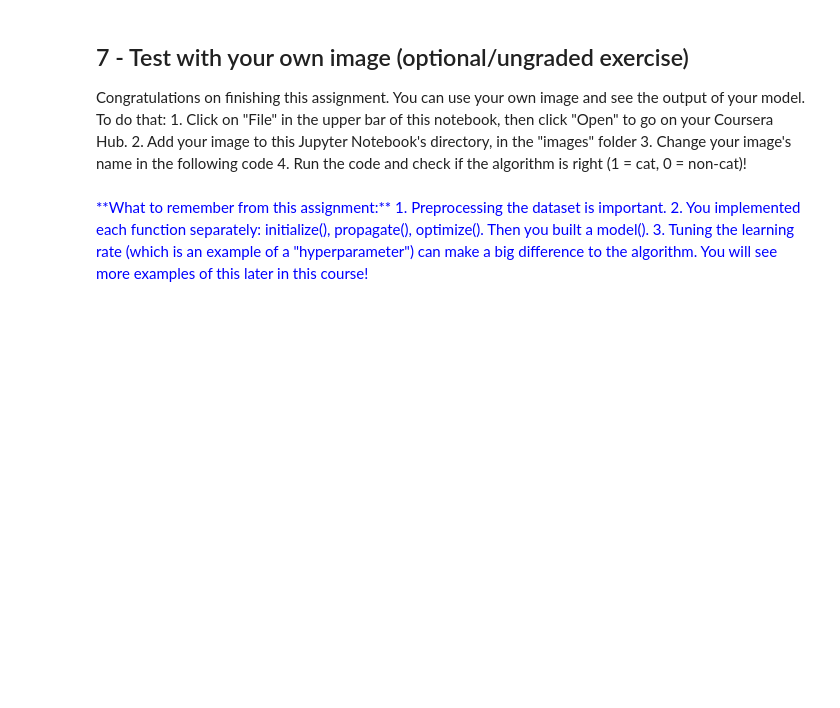
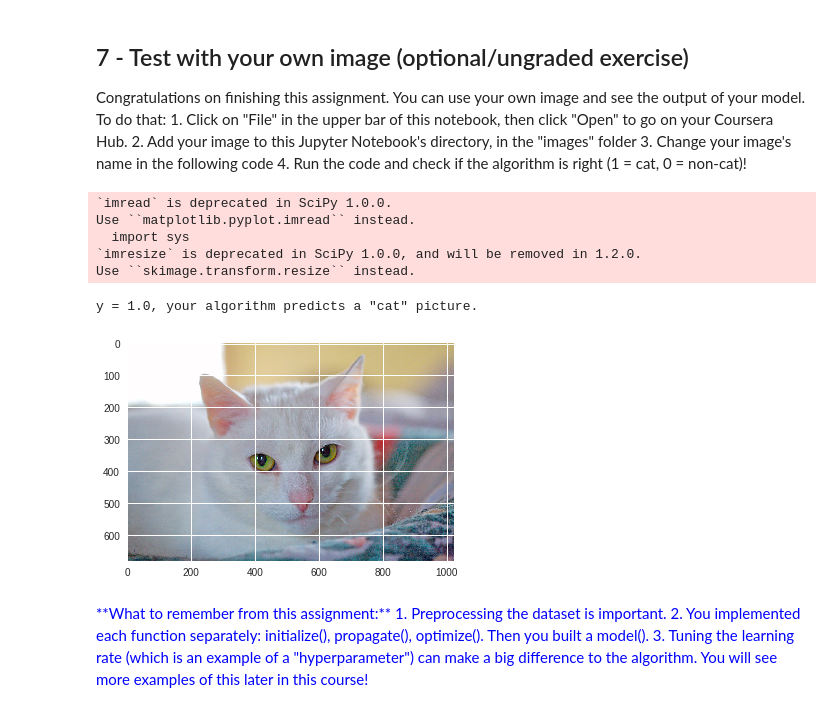
Before and after one commit to classofai/Coursera-Deep-Learning, a Jupyter notebook: Course -1 Neural Networks and Deep Learning/Week 2/Logistic Regression as a Neural Network/Logistic Regression with a Neural Network mindset v4.ipynb, the cells around one changed output. Saved outputs shown, nothing was run; the diff lists cells and outputs as text; code cells hidden in the pictures; blank space fills up the shorter version.

```diff
--- a/Course -1 Neural Networks and Deep Learning/Week 2/Logistic Regression as a Neural Network/Logistic Regression with a Neural Network mindset v4.ipynb
+++ b/Course -1 Neural Networks and Deep Learning/Week 2/Logistic Regression as a Neural Network/Logistic Regression with a Neural Network mindset v4.ipynb
@@ -383,14 +405,18 @@ def propagate(w, b, X, Y):
 
     # FORWARD PROPAGATION (FROM X TO COST)
     ### START CODE HERE ### (≈ 2 lines of code)
-    A = None                                    # compute activation
-    cost = None                                 # compute cost
+    #print(w.shape)
+    #print(X.shape)
+    A = sigmoid(np.dot(w.T, X) + b)             # compute activation
+    cost = (-1/m)*np.sum(Y*np.log(A) + (1 - Y)*np.log(1 - A))              # compute cost
     ### END CODE HERE ###
 
     # BACKWARD PROPAGATION (TO FIND GRAD)
     ### START CODE HERE ### (≈ 2 lines of code)
-    dw = None
-    db = None
+    #print(X.shape)
+    #print(((A-Y).T).shape)
+    dw = (1 / m) * np.dot(X, (A-Y).T)
+    db = (1 / m) * np.sum(A - Y)
     ### END CODE HERE ###
 
     assert(dw.shape == w.shape)
@@ -468,7 +499,7 @@ def optimize(w, b, X, Y, num_iterations, learning_rate, print_cost = False):
 
         # Cost and gradient calculation (≈ 1-4 lines of code)
         ### START CODE HERE ###
-        grads, cost = None
+        grads, cost = propagate(w, b, X, Y)
         ### END CODE HERE ###
 
         # Retrieve derivatives from grads
@@ -477,8 +508,8 @@ def optimize(w, b, X, Y, num_iterations, learning_rate, print_cost = False):
 
         # update rule (≈ 2 lines of code)
         ### START CODE HERE ###
-        w = None
-        b = None
+        w = w - learning_rate * dw
+        b = b - learning_rate * db
         ### END CODE HERE ###
 
         # Record the costs
@@ -556,14 +594,14 @@ def predict(w, b, X):
 
     # Compute vector "A" predicting the probabilities of a cat being present in the picture
     ### START CODE HERE ### (≈ 1 line of code)
-    A = None
+    A = sigmoid(np.dot(w.T, X) + b)
     ### END CODE HERE ###
 
     for i in range(A.shape[1]):
 
         # Convert probabilities A[0,i] to actual predictions p[0,i]
         ### START CODE HERE ### (≈ 4 lines of code)
-        pass
+        Y_prediction[0, i] = 1 if A[0, i] > 0.5 else 0
         ### END CODE HERE ###
 
     assert(Y_prediction.shape == (1, m))
@@ -629,18 +669,18 @@ def model(X_train, Y_train, X_test, Y_test, num_iterations = 2000, learning_rate
     ### START CODE HERE ###
 
     # initialize parameters with zeros (≈ 1 line of code)
-    w, b = None
-
+    w, b = initialize_with_zeros(X_train.shape[0])
+    print(X_train.shape[0])
     # Gradient descent (≈ 1 line of code)
-    parameters, grads, costs = None
+    parameters, grads, costs = optimize(w, b, X_train, Y_train, num_iterations, learning_rate, print_cost)
 
     # Retrieve parameters w and b from dictionary "parameters"
     w = parameters["w"]
     b = parameters["b"]
 
     # Predict test/train set examples (≈ 2 lines of code)
-    Y_prediction_test = None
-    Y_prediction_train = None
+    Y_prediction_test = predict(w, b, X_test)
+    Y_prediction_train = predict(w, b, X_train)
 
     ### END CODE HERE ###
 
@@ -754,17 +839,26 @@ Congratulations on finishing this assignment. You can use your own image and see
     4. Run the code and check if the algorithm is right (1 = cat, 0 = non-cat)!
 # %%
 ## START CODE HERE ## (PUT YOUR IMAGE NAME)
-my_image = "my_image.jpg"   # change this to the name of your image file
+my_image = "/content/my_image2.jpg"   # change this to the name of your image file
 ## END CODE HERE ##
 
 # We preprocess the image to fit your algorithm.
-fname = "images/" + my_image
+#fname = "images/" + my_image
+fname = my_image
 image = np.array(ndimage.imread(fname, flatten=False))
 my_image = scipy.misc.imresize(image, size=(num_px,num_px)).reshape((1, num_px*num_px*3)).T
 my_predicted_image = predict(d["w"], d["b"], my_image)
 
 plt.imshow(image)
 print("y = " + str(np.squeeze(my_predicted_image)) + ", your algorithm predicts a \"" + classes[int(np.squeeze(my_predicted_image)),].decode("utf-8") +  "\" picture.")
+# %% [output]
+`imread` is deprecated in SciPy 1.0.0.
+Use ``matplotlib.pyplot.imread`` instead.
+  import sys
+`imresize` is deprecated in SciPy 1.0.0, and will be removed in 1.2.0.
+Use ``skimage.transform.resize`` instead.
+y = 1.0, your algorithm predicts a "cat" picture.
+[figure, added]
 # %% [markdown]
 <font color='blue'>
 **What to remember from this assignment:**
```
Also changed, not shown: parts of 14 cells of this notebook.
